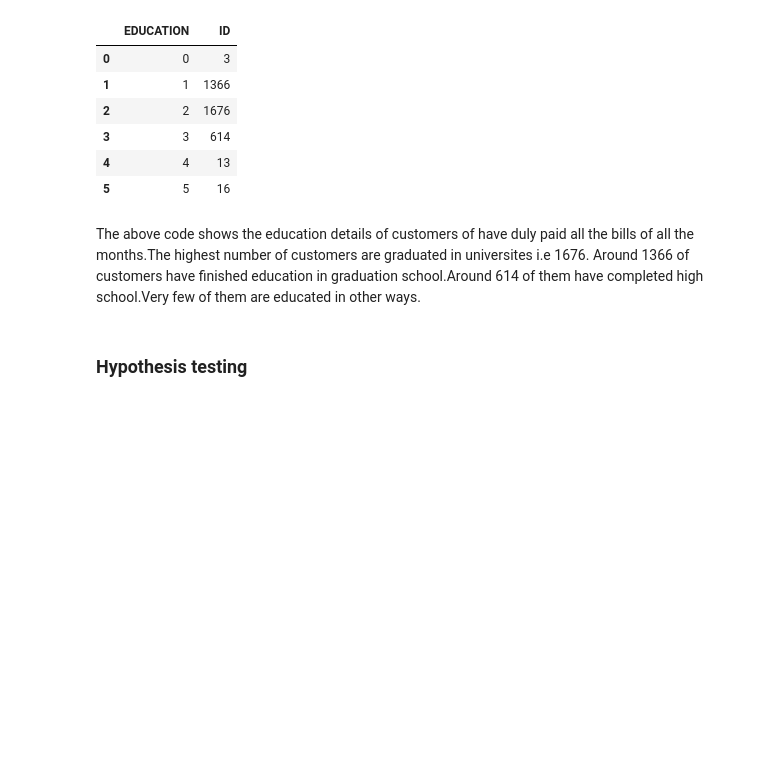
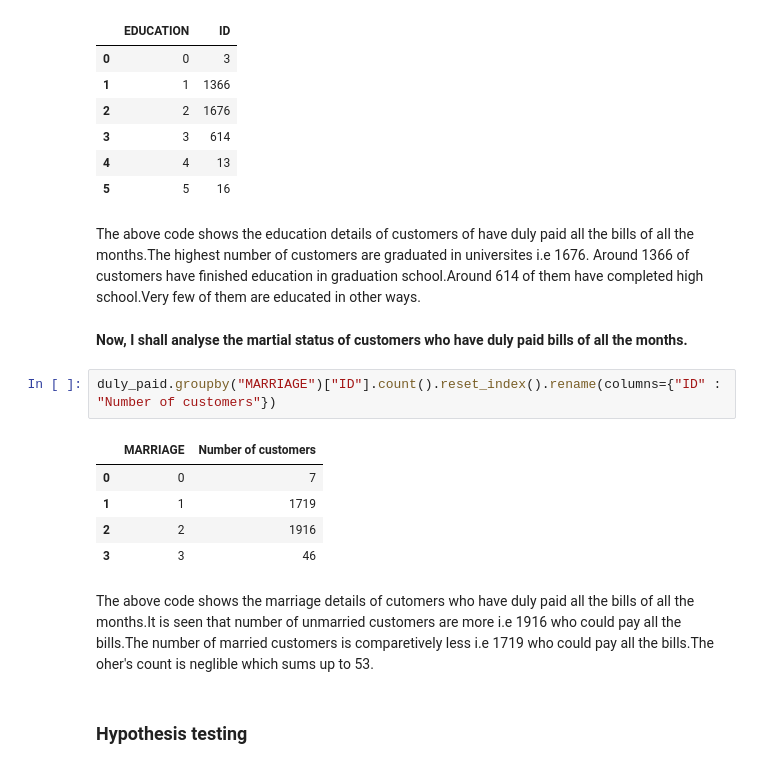
Before and after one commit to 1991Ab/Capstone-Project-3-Credit-Card-Default-Prediction, a Jupyter notebook: DefaultCreditCcard_Individual.ipynb, the cells around one changed output. Cells and saved outputs as stored; diff of their text form; blank space fills up the shorter version.

```diff
--- a/DefaultCreditCcard_Individual.ipynb
+++ b/DefaultCreditCcard_Individual.ipynb
@@ -409,6 +409,18 @@ duly_paid.groupby("EDUCATION")["ID"].count().reset_index()
 | 5 | 5 | 16 |
 # %% [markdown]
 The above code shows the education details of customers of have duly paid all the bills of all the months.The highest number of customers are graduated in universites i.e 1676.  Around 1366 of customers have finished education in graduation school.Around 614 of them have completed high school.Very few of them are educated in other ways.
+# %% [markdown]
+**Now, I shall analyse the martial status of customers who have duly paid bills of all the months.**
+# %%
+duly_paid.groupby("MARRIAGE")["ID"].count().reset_index().rename(columns={"ID" : "Number of customers"})
+# %% [output]
+|  | MARRIAGE | Number of customers |
+| 0 | 0 | 7 |
+| 1 | 1 | 1719 |
+| 2 | 2 | 1916 |
+| 3 | 3 | 46 |
+# %% [markdown]
+The above code shows the marriage details of cutomers who have duly paid all the bills of all the months.It is seen that number of unmarried customers are more i.e 1916 who could pay all the bills.The number of married customers is comparetively less i.e 1719 who could pay all the bills.The oher's count is neglible which sums up to 53.
 # %% [markdown]
 ### Hypothesis testing
 # %%
```
